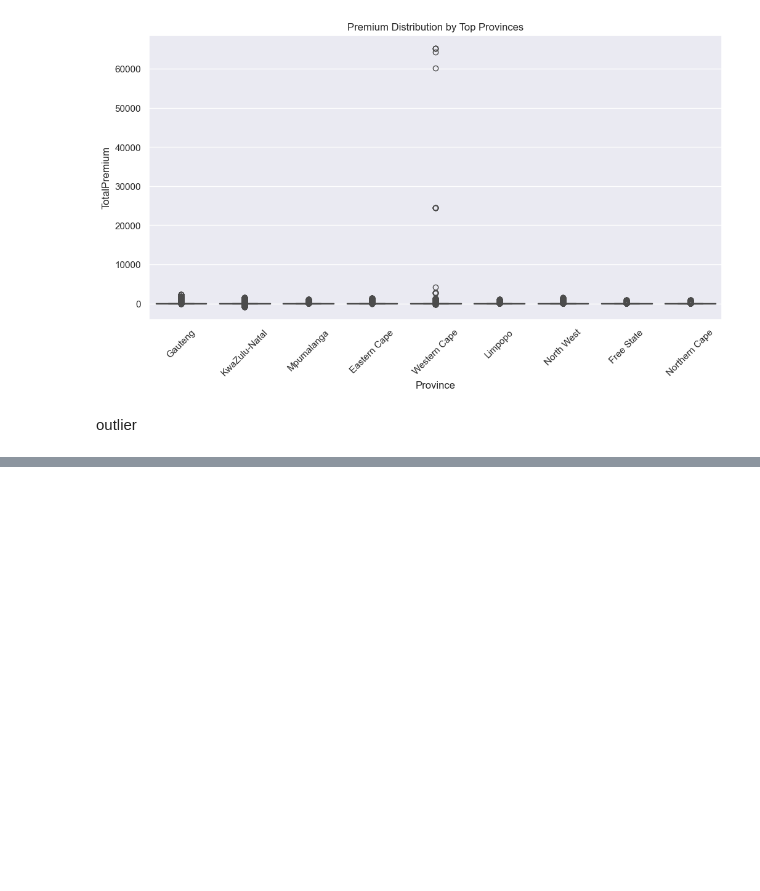
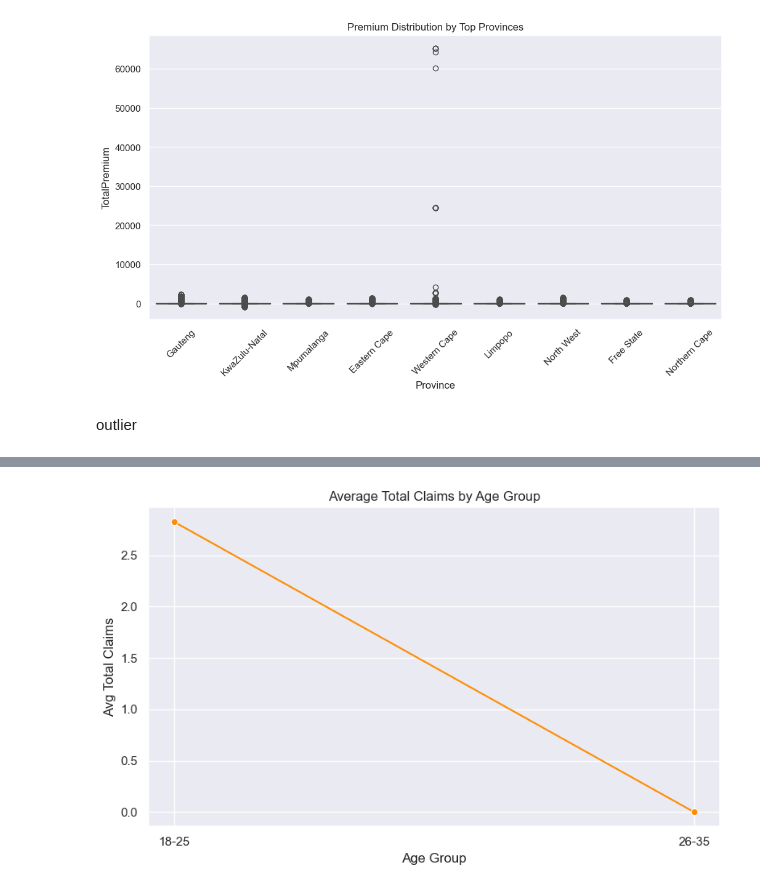
Before and after one commit to Filimon-H/Insurance-Risk-Analytics-Predictive-Modelling, a Jupyter notebook: notebooks/EDA.ipynb, the cells around one changed output, grey strips where cells are left out. Drawn from its saved outputs; the diff is of its cells as text; code cells hidden in the pictures; blank space fills up the shorter version.

```diff
--- a/notebooks/EDA.ipynb
+++ b/notebooks/EDA.ipynb
@@ -510,0 +542,21 @@ NameError: name 'df_cleaned' is not defined
+# %%
+# Create an 'Age' column based on RegistrationYear (assuming reference year is 2015)
+df_cleaned['Age'] = 2015 - df_cleaned['RegistrationYear']
+
+# Create age groups
+df_cleaned['AgeGroup'] = pd.cut(df_cleaned['Age'], bins=[18, 25, 35, 50, 65, 90],
+                                 labels=['18-25', '26-35', '36-50', '51-65', '66+'])
+
+# Calculate claim rate per group
+claim_rate_by_age = df_cleaned.groupby('AgeGroup')['TotalClaims'].mean()
+
+plt.figure(figsize=(8, 5))
+sns.lineplot(x=claim_rate_by_age.index, y=claim_rate_by_age.values, marker='o', color='darkorange')
+plt.title('Average Total Claims by Age Group')
+plt.ylabel('Avg Total Claims')
+plt.xlabel('Age Group')
+plt.grid(True)
+plt.tight_layout()
+plt.show()
+# %% [output]
+[figure, added]
```
Also changed, not shown: parts of 7 cells of this notebook.
